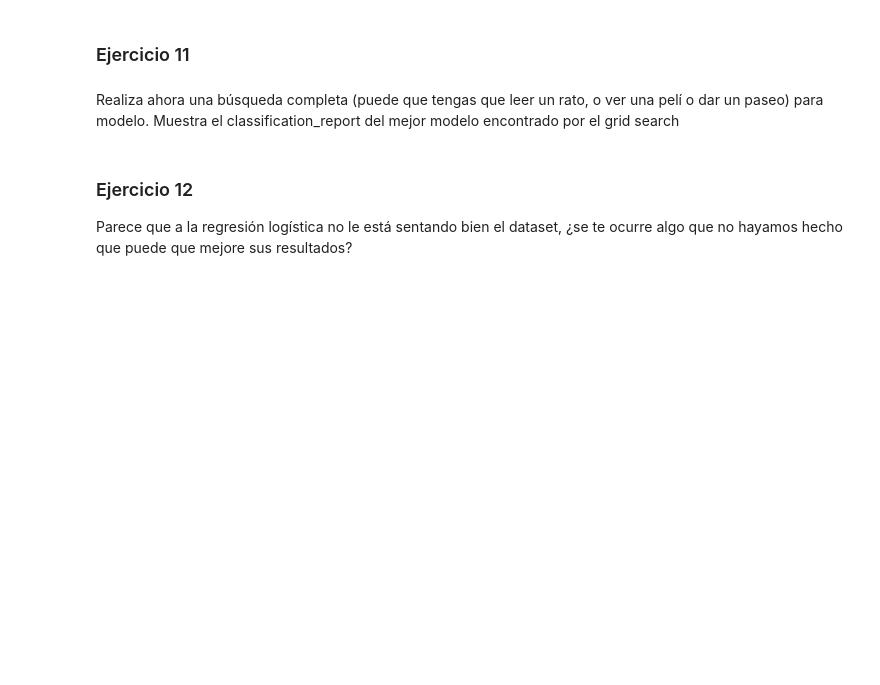
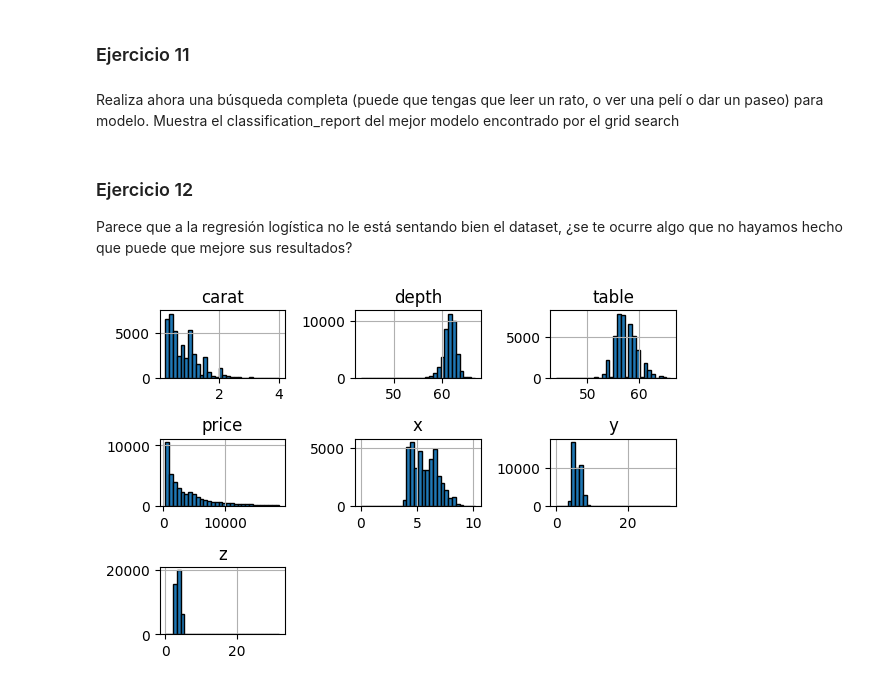
Before and after one commit to MHHsim/DS-Online-Marta-Harana, a Jupyter notebook: 04_Machine_Learning/Sprint_11/Unidad_01_ML_Supervisado_Arboles_de_Decision/02_Ejercicios_Workout/15_Ejercicios_Hiperparametros.ipynb, the cells around one changed output. Drawn from its saved outputs; the diff is of its cells as text; code cells hidden in the pictures; blank space fills up the shorter version.

```diff
--- a/04_Machine_Learning/Sprint_11/Unidad_01_ML_Supervisado_Arboles_de_Decision/02_Ejercicios_Workout/15_Ejercicios_Hiperparametros.ipynb
+++ b/04_Machine_Learning/Sprint_11/Unidad_01_ML_Supervisado_Arboles_de_Decision/02_Ejercicios_Workout/15_Ejercicios_Hiperparametros.ipynb
@@ -174,6 +286,20 @@ Entrena los dos modelos y compara sus classification_report respecto a las predi
 ### Ejercicio 9
 
 Define un grid de hiperparámetros y rangos para cada modelo. En el caso de la regresión incluye como mínimo: C, solver y max_iter. En el caso del árbol, incluye como mínimo: max_depth, min_samples_split, min_samples_leaf.
+# %%
+param_grid_log = {
+    # C controla la regularización: valores pequeños = modelo más simple,
+    # valores grandes = modelo más flexible. Probamos un rango amplio.
+    "C": [0.1, 1, 10],
+    "solver": ["lbfgs"], #"liblinear", "saga"],
+    "max_iter": [1000]
+}
+# %%
+param_grid_tree = {
+    "max_depth": [None, 5, 10, 20, 30], # altura del árbol
+    "min_samples_split": [2, 5, 10, 20], # cuando dividir
+    "min_samples_leaf": [1, 2, 4, 8] # tamaño mínimo de la hoja
+}
 # %% [markdown]
 ### Ejercicio 10
 
@@ -182,6 +369,29 @@ Ejecuta una búsqueda aleatoria para cada juego de parámetros y modelo. Muestra
 ### Ejercicio 11
 # %% [markdown]
 Realiza ahora una búsqueda completa (puede que tengas que leer un rato, o ver una pelí o dar un paseo) para modelo. Muestra el classification_report del mejor modelo encontrado por el grid search
+# %%
+param_grid_log = {
+    "C": [0.01, 0.1, 1, 10, 100],
+    "solver": ["lbfgs", "liblinear", "saga"],
+    "max_iter": [1000, 3000, 10000]
+}
+
+log_reg = LogisticRegression()
+
+grid_log = RandomizedSearchCV(
+    estimator=log_reg,
+    param_grid=param_grid_log,
+    scoring="accuracy",
+    cv=5,
+    n_jobs=-1,
+    verbose=1
+)
+
+grid_log.fit(X_train, y_train)
+
+print("Mejores parámetros (GridSearch - Logistic Regression):")
+print(grid_log.best_params_)
+print("Mejor score:", grid_log.best_score_)
 # %% [markdown]
 ### Ejercicio 12
 
@@ -188,0 +401,10 @@ Parece que a la regresión logística no le está sentando bien el dataset, ¿se
+# %%
+import seaborn as sns
+import matplotlib.pyplot as plt
+
+
+X_train[features_num_diamonds].hist(figsize=(6,4), bins=30, edgecolor='black')
+plt.tight_layout()
+plt.show()
+# %% [output]
+[figure, added]
```
Also changed, not shown: parts of 21 cells of this notebook, 4 other files.
